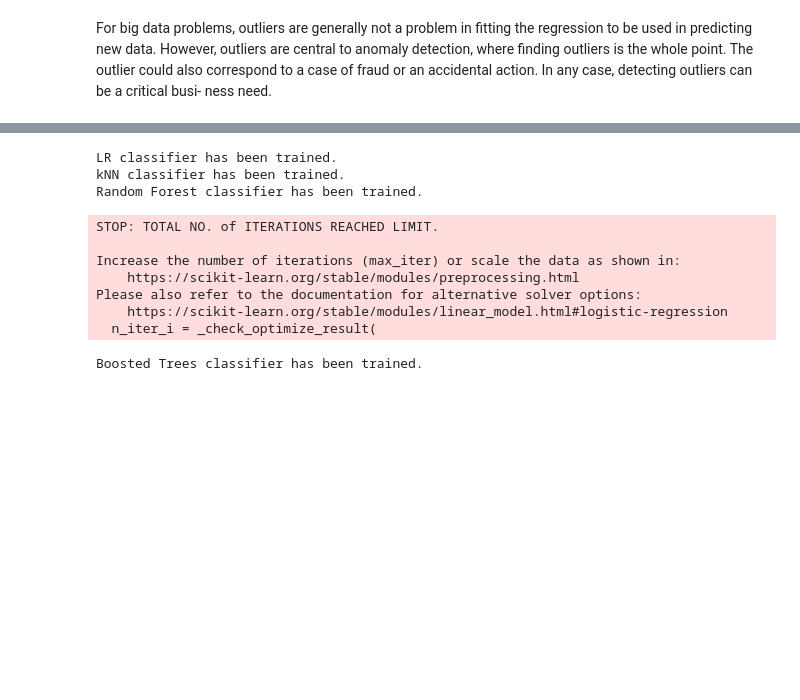
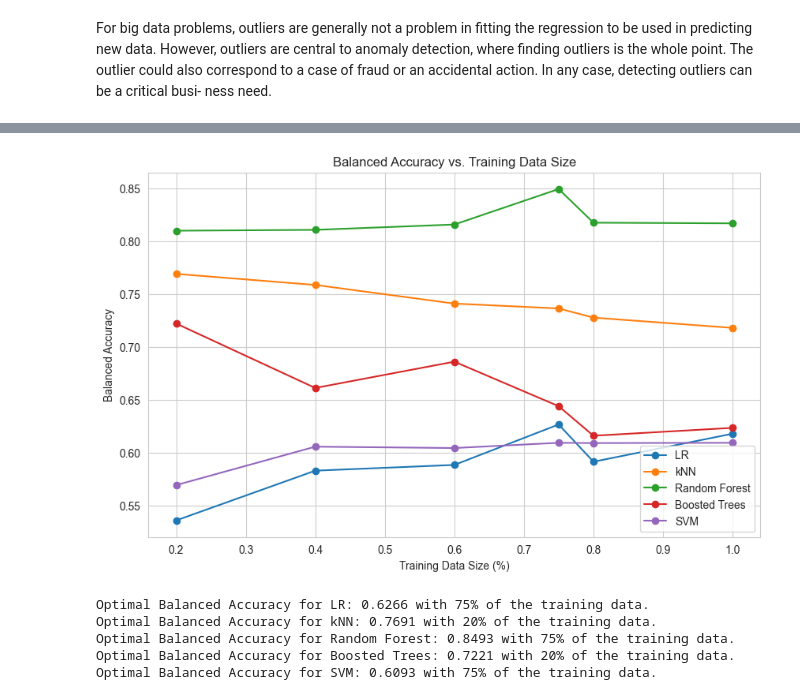
Before and after one commit to AllOneeeee/DataQuest24, a Jupyter notebook: train.ipynb, the cells around one changed output, grey strips where cells are left out. Drawn from its saved outputs; the diff is of its cells as text; code cells hidden in the pictures; blank space fills up the shorter version.

```diff
--- a/train.ipynb
+++ b/train.ipynb
@@ -380,32 +419,49 @@ styled_df
-# %%
-from sklearn.ensemble import RandomForestClassifier, GradientBoostingClassifier
-from sklearn.feature_selection import SequentialFeatureSelector
-from sklearn.neighbors import KNeighborsClassifier
-from sklearn.svm import SVC
-from sklearn.linear_model import LogisticRegression
-
-classifier_names = ["LR", 'kNN', 'Random Forest', 'Boosted Trees']
-classifiers = [LogisticRegression(random_state=42),
-              KNeighborsClassifier(5),
-              RandomForestClassifier(max_depth=5, n_estimators=10, max_features=1,
-                                     random_state=42),
-              GradientBoostingClassifier(n_estimators=10, learning_rate=1.0, max_depth=5, random_state=42)]
-
-for name, model in zip(classifier_names, classifiers):
-    model.fit(X_train, y_train)
-    print(f"{name} classifier has been trained.")
-# %% [output]
-LR classifier has been trained.
-kNN classifier has been trained.
-Random Forest classifier has been trained.
-STOP: TOTAL NO. of ITERATIONS REACHED LIMIT.
-
-Increase the number of iterations (max_iter) or scale the data as shown in:
-    https://scikit-learn.org/stable/modules/preprocessing.html
-Please also refer to the documentation for alternative solver options:
-    https://scikit-learn.org/stable/modules/linear_model.html#logistic-regression
-  n_iter_i = _check_optimize_result(
-Boosted Trees classifier has been trained.
+# %%
+from sklearn.metrics import balanced_accuracy_score
+
+train_sizes = [0.20, 0.40, 0.60, 0.75, 0.80, 1.00]
+balanced_accuracies = {name: [] for name in classifier_names}
+
+optimal_balanced_accuracies = {name: (0, 0) for name in classifier_names}  # (accuracy, size)
+
+for size in train_sizes:
+    if size < 1.0:
+        X_partial_train, _, y_partial_train, _ = train_test_split(X_train, y_train, train_size=size, random_state=42)
+    else:
+        X_partial_train, y_partial_train = X_train, y_train
+
+    for name, model in zip(classifier_names, classifiers):
+        model.fit(X_partial_train, y_partial_train)
+        y_pred = model.predict(X_test)
+        balanced_acc = balanced_accuracy_score(y_test, y_pred)
+        balanced_accuracies[name].append(balanced_acc)
+
+        if balanced_acc > optimal_balanced_accuracies[name][0]:
+            optimal_balanced_accuracies[name] = (balanced_acc, size)
+
+# Plotting the results
+plt.figure(figsize=(10, 6))
+
+for name in classifier_names:
+    plt.plot([0.20, 0.40, 0.60, 0.75, 0.80, 1.00], balanced_accuracies[name], marker='o', label=name)
+
+plt.title('Balanced Accuracy vs. Training Data Size')
+plt.xlabel('Training Data Size (%)')
+plt.ylabel('Balanced Accuracy')
+plt.legend()
+plt.grid(True)
+plt.show()
+
+for name in classifier_names:
+    optimal_acc, optimal_size = optimal_balanced_accuracies[name]
+    print(f"Optimal Balanced Accuracy for {name}: {optimal_acc:.4f} with {optimal_size * 100:.0f}% of the training data.")
+# %% [output]
+[figure, added]
+Optimal Balanced Accuracy for LR: 0.6266 with 75% of the training data.
+Optimal Balanced Accuracy for kNN: 0.7691 with 20% of the training data.
+Optimal Balanced Accuracy for Random Forest: 0.8493 with 75% of the training data.
+Optimal Balanced Accuracy for Boosted Trees: 0.7221 with 20% of the training data.
+Optimal Balanced Accuracy for SVM: 0.6093 with 75% of the training data.
 # %%
 import numpy as np
 import seaborn as sns
```
Also changed, not shown: parts of 18 cells of this notebook, 2 other files.
